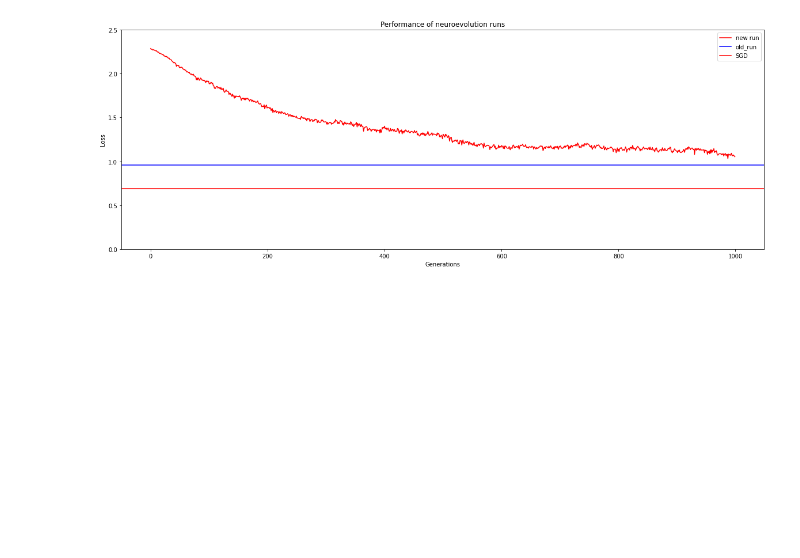
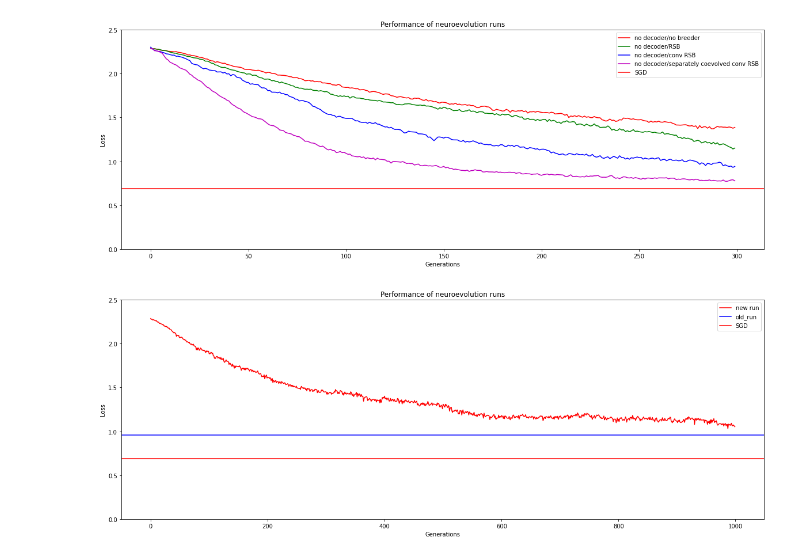
Before and after one commit to akarshkumar0101/evolved-neuroevolution, a Jupyter notebook: ne_experiment.ipynb, the cells around one changed output. Saved outputs shown, nothing was run; the diff lists cells and outputs as text; code cells hidden in the pictures; blank space fills up the shorter version.

Commit message:
experiment: baseline vs rsb vs conv rsb vs coevolve conv rsb

```diff
--- a/ne_experiment.ipynb
+++ b/ne_experiment.ipynb
@@ -108,3 +187,17 @@ KeyboardInterrupt:
+# %%
+plt.figure(figsize=(20, 7))
+ind = [0]
+plt.plot(np.sort(util.arr_dict2dict_arr(np.array(ne_base.fitdata_gens))['loss'], axis=-1)[:, ind], c='r', label='no decoder/no breeder')
+plt.plot(np.sort(util.arr_dict2dict_arr(np.array(ne_rsb.fitdata_gens))['loss'], axis=-1)[:, ind], c='g', label='no decoder/RSB')
+plt.plot(np.sort(util.arr_dict2dict_arr(np.array(ne_lrsb.fitdata_gens))['loss'], axis=-1)[:, ind], c='b', label='no decoder/conv RSB')
+plt.plot(np.sort(util.arr_dict2dict_arr(np.array(co_ne_lrsb.fitdata_gens))['loss'], axis=-1)[:, ind], c='m', label='no decoder/separately coevolved conv RSB')
+plt.axhline(torch.load('data/mnist_sgd_eval')[models_pheno.SmallNet]['loss'], c='r', label='SGD')
+plt.title('Performance of neuroevolution runs')
+plt.xlabel('Generations'); plt.ylabel('Loss')
+plt.ylim(0, 2.5); plt.legend()
+plt.show()
+# %% [output]
+[figure, added]
 # %%
 a = np.min(util.arr_dict2dict_arr(ne1.calc_fitdata(ne1.pop))['loss'])
 # %%
```
Also changed, not shown: parts of 13 cells of this notebook.
